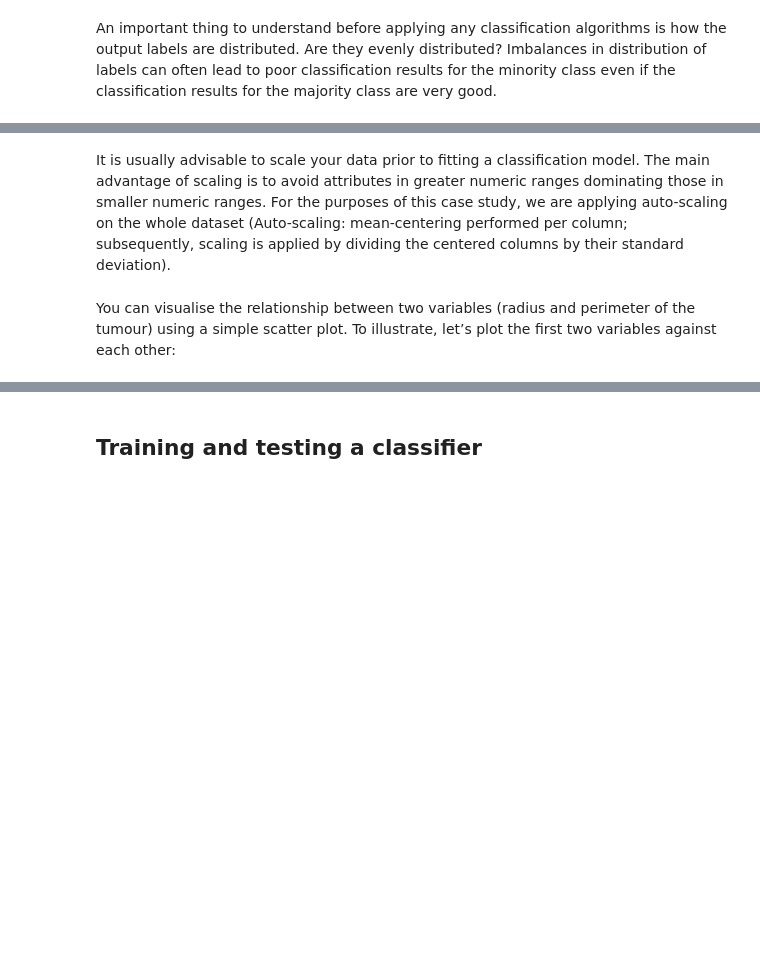
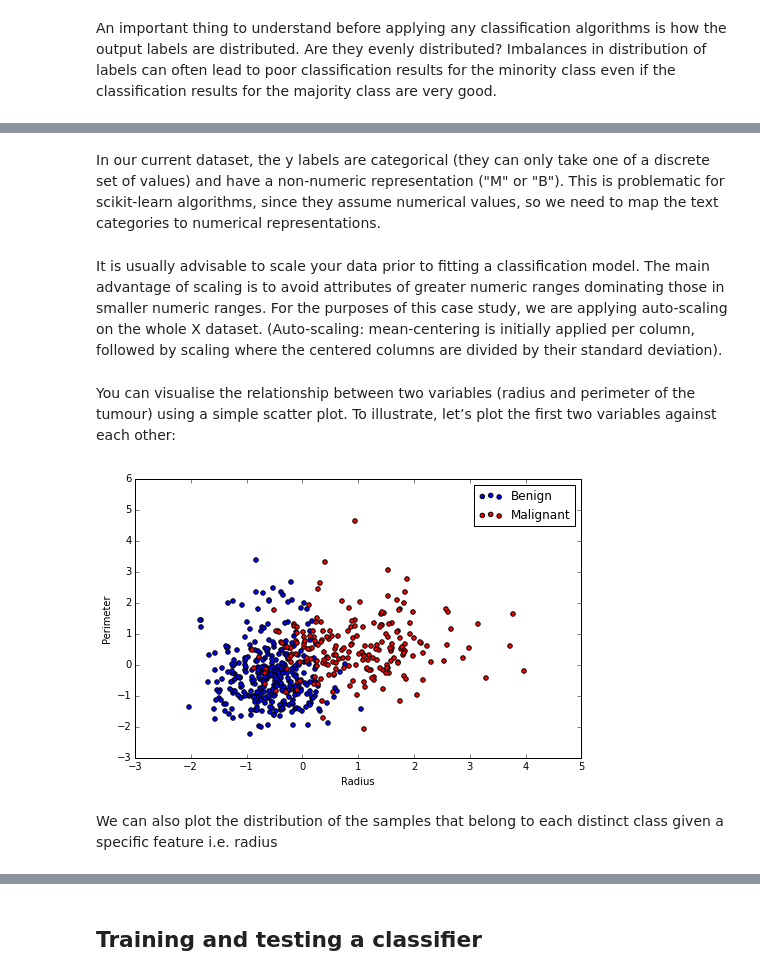
Before and after one commit to cambridgecoding/pydata-tutorial, a Jupyter notebook: PyData.ipynb, the cells around one changed output, grey strips where cells are left out. Drawn from its saved outputs; the diff is of its cells as text; code cells hidden in the pictures; blank space fills up the shorter version.

Commit message:
Updated text and graphs

```diff
--- a/PyData.ipynb
+++ b/PyData.ipynb
@@ -62,0 +69,2 @@ print yFreq
+# %% [markdown]
+In our current dataset, the y labels are categorical (they can only take one of a discrete set of values) and have a non-numeric representation ("M" or "B"). This is problematic for scikit-learn algorithms, since they assume numerical values, so we need to map the text categories to numerical representations.
@@ -63,17 +75,21 @@ print yFreq
 # %% [markdown]
-It is usually advisable to scale your data prior to fitting a classification model. The main advantage of scaling is to avoid attributes in greater numeric ranges dominating those in smaller numeric ranges. For the purposes of this case study, we are applying auto-scaling on the whole dataset (Auto-scaling: mean-centering performed per column; subsequently, scaling is applied by dividing the centered columns by their standard deviation).
+It is usually advisable to scale your data prior to fitting a classification model. The main advantage of scaling is to avoid attributes of greater numeric ranges dominating those in smaller numeric ranges. For the purposes of this case study, we are applying auto-scaling on the whole X dataset. (Auto-scaling: mean-centering is initially applied per column, followed by scaling where the centered columns are divided by their standard deviation).
 # %%
 Xauto = preprocessing.StandardScaler().fit_transform(X)
 # %% [markdown]
 You can visualise the relationship between two variables (radius and perimeter of the tumour) using a simple scatter plot. To illustrate, let’s plot the first two variables against each other:
 # %%
 plt.figure(figsize=(8, 5))
-plt.scatter(x = Xauto[yTransformed==0,0], y = Xauto[yTransformed==0,1], color = 'b', label='Benign')
-plt.scatter(x = Xauto[yTransformed==1,0], y = Xauto[yTransformed==1,1], color = 'r', label='Malignant')
+plt.scatter(Xauto[yTransformed==0, 0], Xauto[yTransformed==0, 1], edgecolors='black', color = 'b', label='Benign')
+plt.scatter(Xauto[yTransformed==1, 0], Xauto[yTransformed==1, 1], edgecolors='black', color = 'r', label='Malignant')
 plt.xlabel("Radius")
 plt.ylabel("Perimeter")
 plt.legend()
 plt.show()
+# %% [output]
+[figure, added]
+# %% [markdown]
+We can also plot the distribution of the samples that belong to each distinct class given a specific feature i.e. radius
 # %%
 plt.figure(figsize=(8, 5))
 plt.hist(Xauto[yTransformed==0,0], color='b', alpha=.5, label='Benign', bins=15)
```
Also changed, not shown: parts of 58 cells of this notebook.
